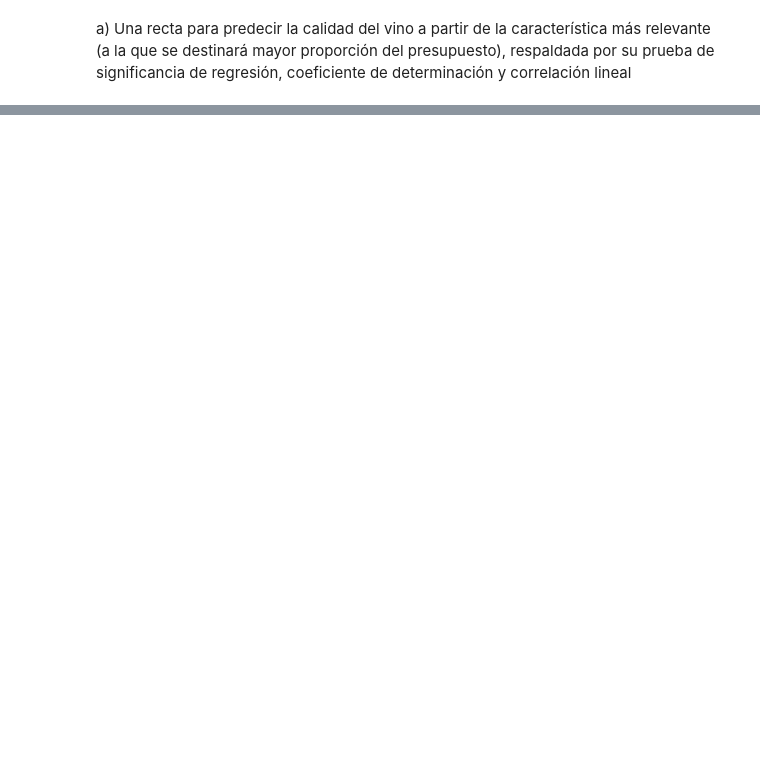
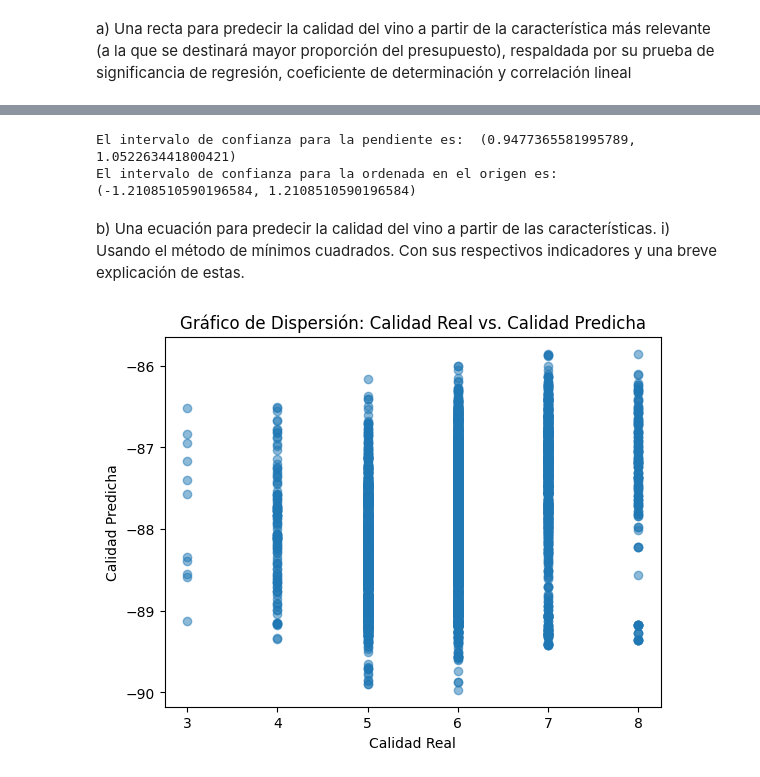
Before and after one commit to Torr1co/giallonero-budget, a Jupyter notebook: wines-analysis.ipynb, the cells around one changed output, grey strips where cells are left out. Drawn from its saved outputs; the diff is of its cells as text; code cells hidden in the pictures; blank space fills up the shorter version.

Commit message:
multiple regression (to fix)

```diff
--- a/wines-analysis.ipynb
+++ b/wines-analysis.ipynb
@@ -121,0 +163,48 @@ Se rechaza la hipotesis nula H0: β1 = 0 y concluimos que existe una relacion si
+# %%
+a = 0.05
+
+# Calculamos el intervalo de confianza para la pendiente
+def intervalo_confianza_pendiente():
+    """
+    El intervalo de confianza para la pendiente tiene la forma:
+    b1 +- t_student * sqrt(S / S_xx)
+    """
+    return b1 - t_student * np.sqrt(S / S_xx), b1 + t_student * np.sqrt(S / S_xx)
+
+# Calculamos el intervalo de confianza para la ordenada en el origen
+def intervalo_confianza_ordenada():
+    """
+    El intervalo de confianza para la ordenada en el origen tiene la forma:
+    b0 +- t_student * S * sqrt(1 / n + x.mean()**2 / S_xx)
+    """
+    return b0 - t_student * S * np.sqrt(1 / n + x.mean()**2 / S_xx), b0 + t_student * S * np.sqrt(1 / n + x.mean()**2 / S_xx)
+
+print('El intervalo de confianza para la pendiente es: ', intervalo_confianza_pendiente())
+print('El intervalo de confianza para la ordenada en el origen es: ', intervalo_confianza_ordenada())
+# %% [output]
+El intervalo de confianza para la pendiente es:  (0.9477365581995789, 1.052263441800421)
+El intervalo de confianza para la ordenada en el origen es:  (-1.2108510590196584, 1.2108510590196584)
+# %% [markdown]
+b) Una ecuación para predecir la calidad del vino a partir de las características.
+i) Usando el método de mínimos cuadrados. Con sus respectivos indicadores y una breve explicación de
+estas.
+# %%
+# Calculamos usando el metodo de minimos cuadrados con regresion multiple:
+# tiene la forma y = B0 + B1 * x1 + B2 * x2 + ... + Bn * xn
+
+y_multiple = b0
+for i in range(0, m):
+    b1 = interseccion_pendiente(df.iloc[:, i], df['quality'])
+    regresion_multiple += b1 * df.iloc[:, i]
+
+# Extraer la columna 'quality' (variable de respuesta)
+y_actual = df['quality']
+
+# Crear un gráfico de dispersión de los puntos de datos reales
+plt.scatter(y_actual, y_multiple, alpha=0.5)
+plt.xlabel('Calidad Real')
+plt.ylabel('Calidad Predicha')
+plt.title('Gráfico de Dispersión: Calidad Real vs. Calidad Predicha')
+plt.show()
+# %% [output]
+[figure, added]
```
Also changed, not shown: parts of 11 cells of this notebook, 1 other file.
